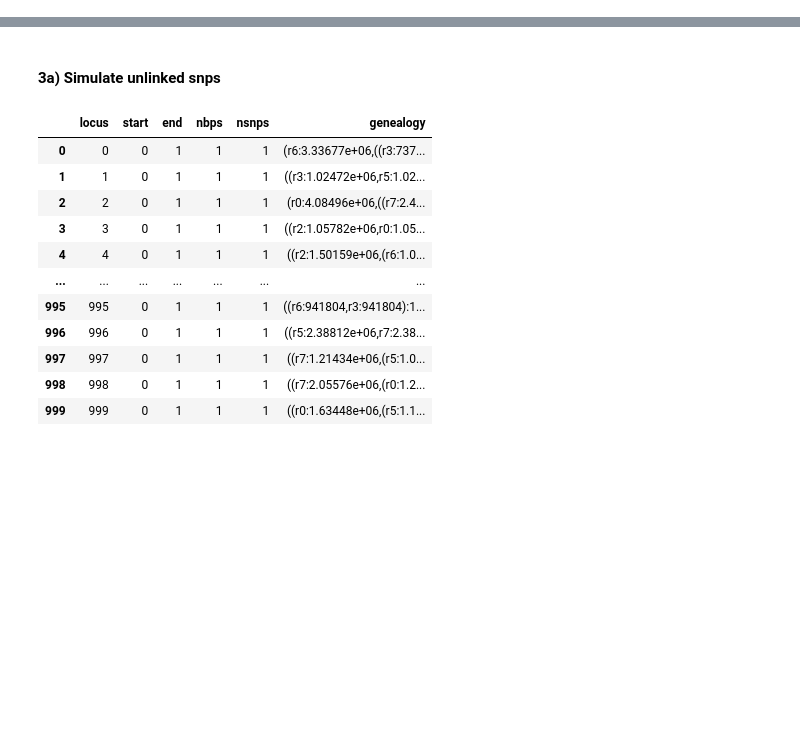
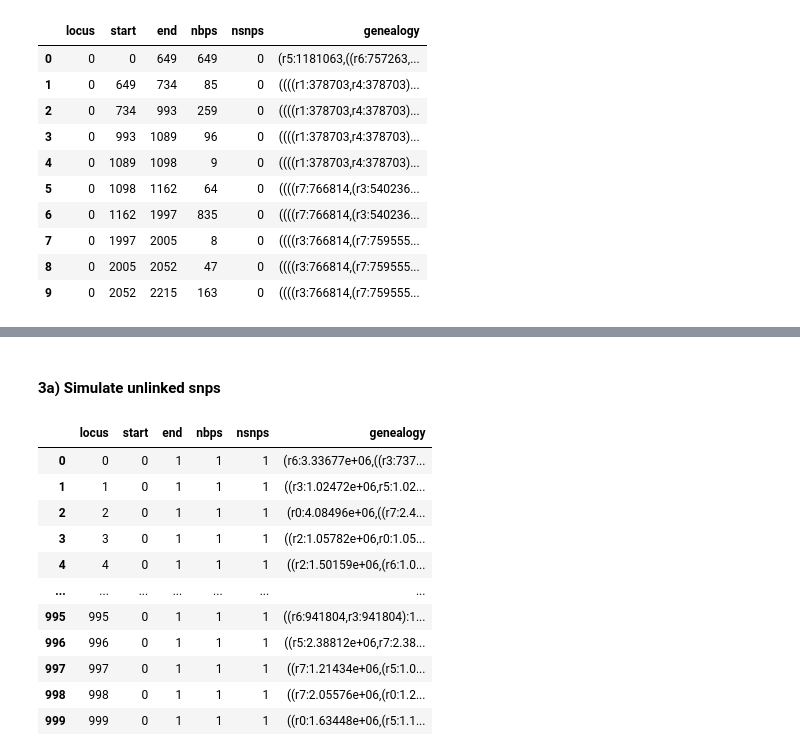
Before and after one commit to pmckenz1/ipcoal, a Jupyter notebook: docs/notebooks/Tutorial.ipynb, the cells around one changed output, grey strips where cells are left out. Drawn from its saved outputs; the diff is of its cells as text; code cells hidden in the pictures; blank space fills up the shorter version.

```diff
--- a/docs/notebooks/Tutorial.ipynb
+++ b/docs/notebooks/Tutorial.ipynb
@@ -21,0 +82,4 @@ model = ipcoal.Model(tree=tree, Ne=1e6)
+# %%
+# simulate linked genealogies
+linked = ipcoal.Model(tree=tree, Ne=1e5, recomb=1e-9, seed=1234)
+linked.sim_trees(nloci=1, nsites=100000)
@@ -21,0 +105,15 @@ model = ipcoal.Model(tree=tree, Ne=1e6)
+# %%
+# show linked genealogies
+linked.df.head(10)
+# %% [output]
+|  | locus | start | end | nbps | nsnps | genealogy |
+| 0 | 0 | 0 | 649 | 649 | 0 | (r5:1181063,((r6:757263,... |
+| 1 | 0 | 649 | 734 | 85 | 0 | ((((r1:378703,r4:378703)... |
+| 2 | 0 | 734 | 993 | 259 | 0 | ((((r1:378703,r4:378703)... |
+| 3 | 0 | 993 | 1089 | 96 | 0 | ((((r1:378703,r4:378703)... |
+| 4 | 0 | 1089 | 1098 | 9 | 0 | ((((r1:378703,r4:378703)... |
+| 5 | 0 | 1098 | 1162 | 64 | 0 | ((((r7:766814,(r3:540236... |
+| 6 | 0 | 1162 | 1997 | 835 | 0 | ((((r7:766814,(r3:540236... |
+| 7 | 0 | 1997 | 2005 | 8 | 0 | ((((r3:766814,(r7:759555... |
+| 8 | 0 | 2005 | 2052 | 47 | 0 | ((((r3:766814,(r7:759555... |
+| 9 | 0 | 2052 | 2215 | 163 | 0 | ((((r3:766814,(r7:759555... |
```
Also changed, not shown: parts of 39 cells of this notebook, 9 other files.
